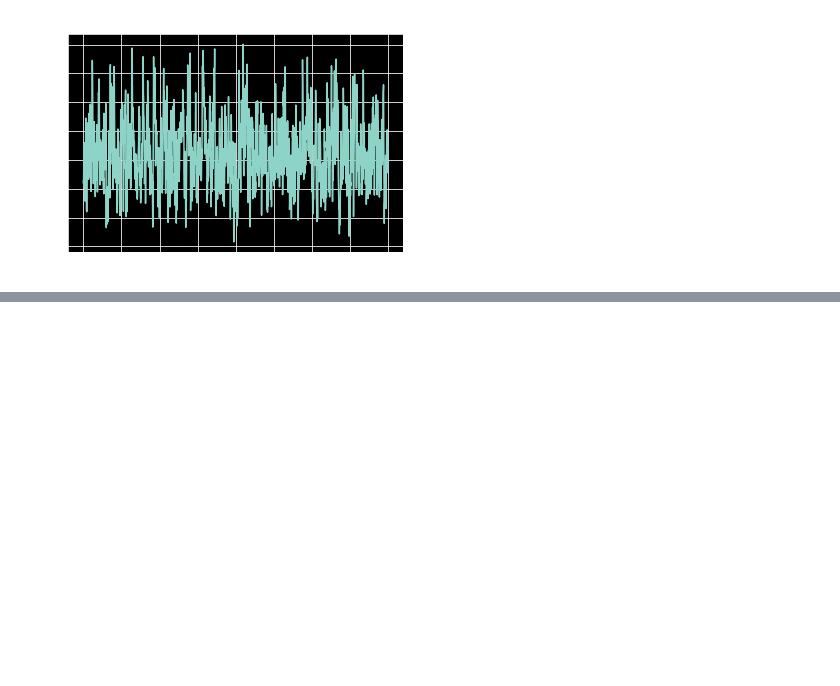
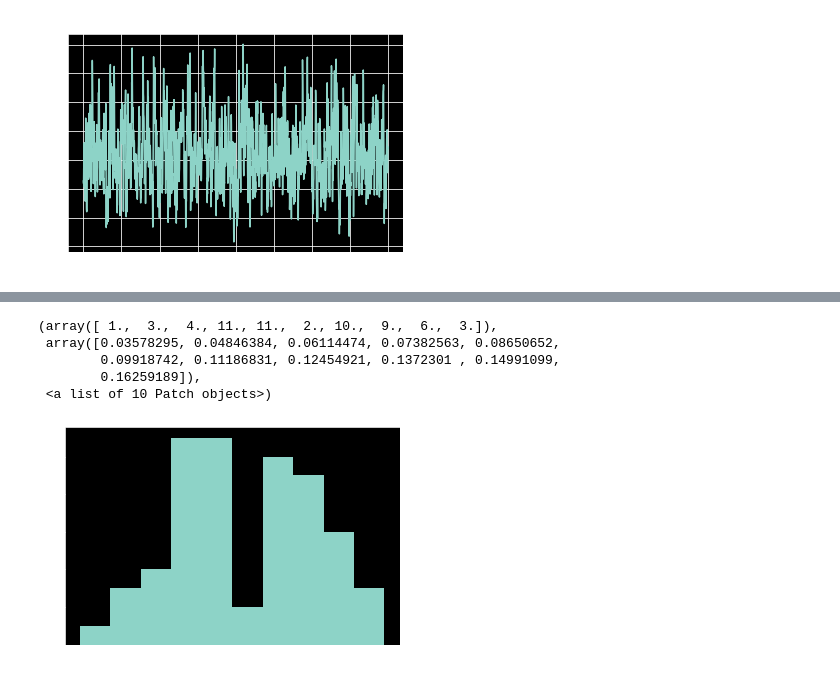
Before and after one commit to rodrigo-romano/dos-actors, a Jupyter notebook: clients/domeseeing/analysis/data-analysis.ipynb, the cells around one changed output, grey strips where cells are left out. Saved outputs shown, nothing was run; the diff lists cells and outputs as text; code cells hidden in the pictures; blank space fills up the shorter version.

```diff
--- a/clients/domeseeing/analysis/data-analysis.ipynb
+++ b/clients/domeseeing/analysis/data-analysis.ipynb
@@ -24,0 +68,12 @@ data
+# %%
+fwhm_ds = (fwhm_df**(5/3) - fwhm_free**(5/3))**(3/5)
+# %%
+fig,ax = plt.subplots()
+ax.hist(fwhm_ds)
+# %% [output]
+(array([ 1.,  3.,  4., 11., 11.,  2., 10.,  9.,  6.,  3.]),
+ array([0.03578295, 0.04846384, 0.06114474, 0.07382563, 0.08650652,
+        0.09918742, 0.11186831, 0.12454921, 0.1372301 , 0.14991099,
+        0.16259189]),
+ <a list of 10 Patch objects>)
+[figure, added]
```
Also changed, not shown: parts of 23 cells of this notebook, 30 other files.
